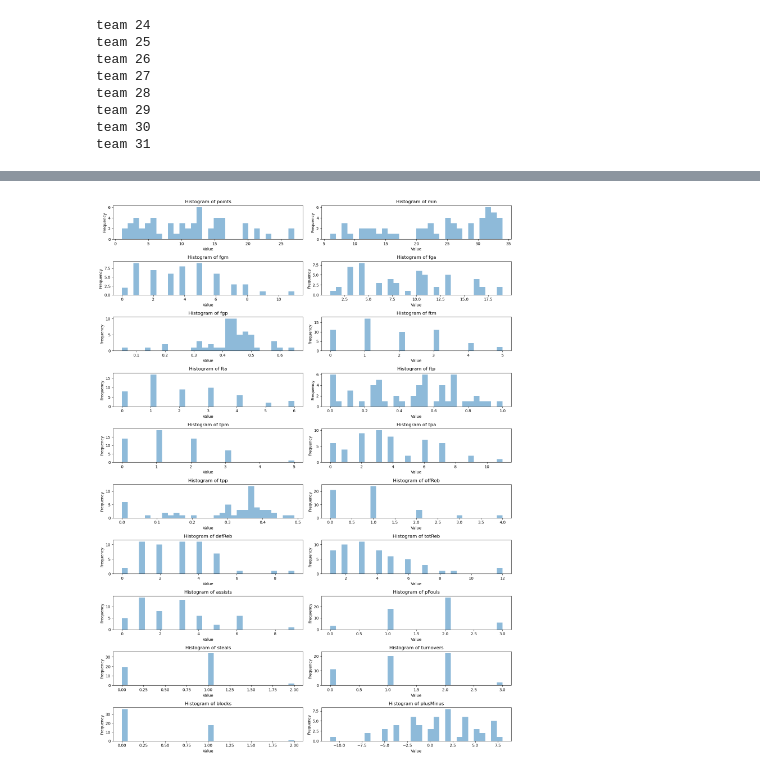
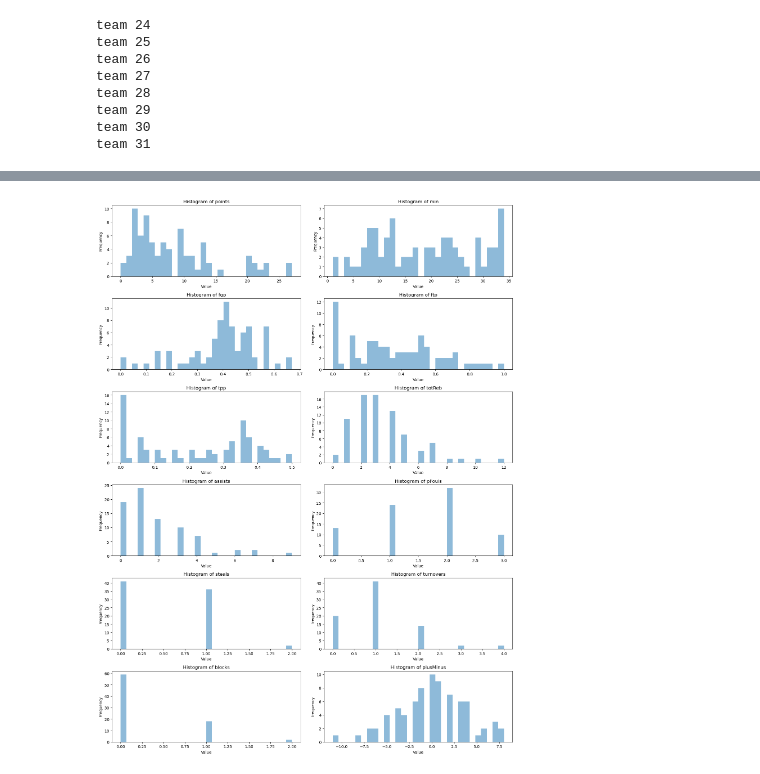
Before and after one commit to isaacaguilar97/you-in-nba, a Jupyter notebook: NBA_project.ipynb, the cells around one changed output, grey strips where cells are left out. Cells and saved outputs as stored; diff of their text form; code cells hidden in the pictures.

```diff
--- a/NBA_project.ipynb
+++ b/NBA_project.ipynb
@@ -100,7 +100,7 @@ team 31
 # Get Player stats per game info from API
 urlps = "https://api-nba-v1.p.rapidapi.com/players/statistics"
 ps = pd.DataFrame()
-for i in range(85,95): # I have 393 players (do 10 by 10)
+for i in range(135,145): # I have 393 players (do 10 by 10)
 	querystring = {"id":players_df.iloc[i]['id'],"season":"2023"}
 
 	headers = {
@@ -128,7 +144,7 @@ ps['team'] = ps['team'].apply(lambda x: x['code'] if x['code'] else None)
 ps['plusMinus'] = ps['plusMinus'].apply(lambda x: int(x[1:]) * -1 if x and x[0] == '-' else int(x) if x != '' else None)
 
 # Edit min to be a number
-ps['min'] = ps['min'].astype(int)
+ps['min'] = ps['min'].apply(lambda x: int(x) if str(x).isnumeric() else None)
 
 # Make them numeric otherwise null for percentage columns
 ps['fgp'] = pd.to_numeric(ps['fgp'], errors='coerce')
@@ -214,10 +227,8 @@ def get_b_strength(player):
             max = t_score
             m_skill = i
     if max <= 0:
-        if player['ball_handling'] >= .5:
-            m_skill == 'ball_handling'
-        elif player['blocks'] == 1:
-            m_skill == 'ball_handling'
+        if player['blocks'] == 1:
+            m_skill == 'blocks'
     return m_skill
 # %%
 # Create function to get worst weekednes for a given player (row)
@@ -239,10 +250,8 @@ def get_b_weakedness(player):
                 min = t_score
                 m_skill = i
         if min >= 0:
-            if player['ball_handling'] <= .5:
-                m_skill == 'ball_handling'
-            elif player['blocks'] != 1:
-                m_skill == 'ball_handling'
+            if player['blocks'] != 1:
+                m_skill == 'blocks'
     return m_skill
 # %%
 # Create b_strength column
@@ -272,21 +311,22 @@ _Question to Answer_
 # %%
-# Distribution of each Variable
+# Distribution of each Skill
 
-selected_columns = ['points', 'min', 'fgm', 'fga', 'fgp', 'ftm', 'fta', 'ftp', 'tpm', 'tpa', 'tpp', 'offReb', 'defReb', 'totReb', 'assists', 'pFouls', 'steals', 'turnovers', 'blocks', 'plusMinus']
+selected_columns = ['points', 'min','fgp','ftp', 'tpp', 'totReb', 'assists', 'pFouls', 'steals',
+       'turnovers', 'blocks', 'plusMinus']
 
 # Creating subplots
 fig, axes = plt.subplots(nrows=len(selected_columns)//2, ncols=2, figsize=(15, 20))
 fig.subplots_adjust(hspace=0.5)
 
 # Plotting histograms for each selected column in separate subplots
 for col, ax in zip(selected_columns, axes.flatten()):
     ax.hist(stats[col], bins=30, alpha=0.5)
     ax.set_title(f'Histogram of {col}')
     ax.set_xlabel('Value')
     ax.set_ylabel('Frequency')
 
 # Adjust layout to prevent clipping of titles
 plt.tight_layout()
 plt.show()
 # %% [output]
-[figure, old version]
+[figure, new version]
```
Also changed, not shown: parts of 16 cells of this notebook, 2 other files.
